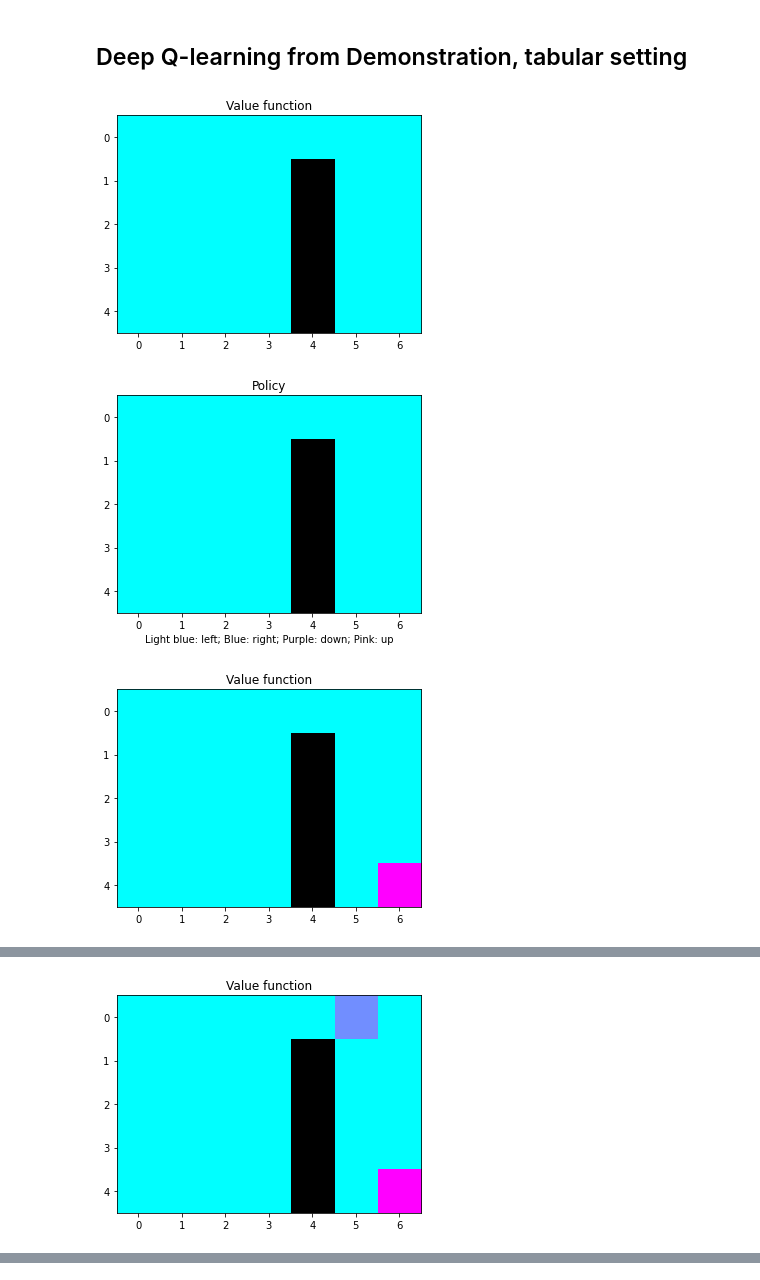
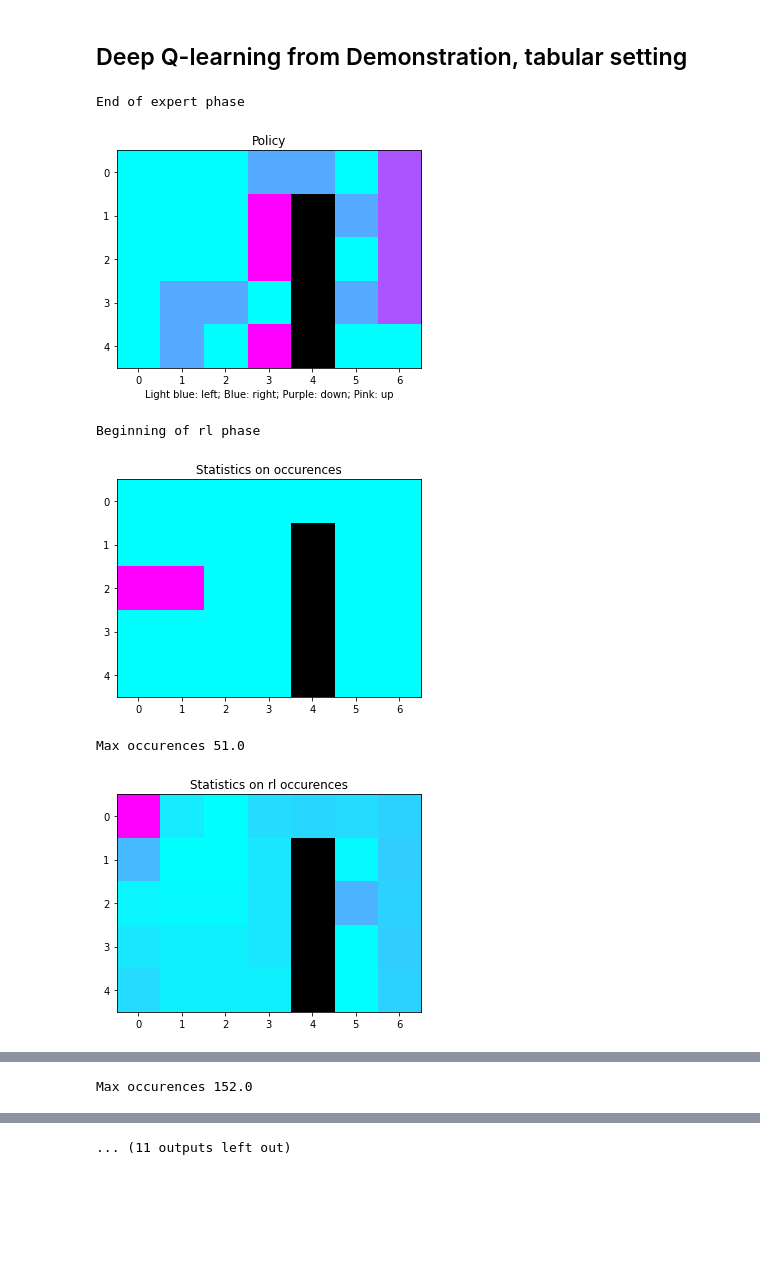
Before and after one commit to theovincent/ReinforcementLearningWithDemonstration, a Jupyter notebook: simulators/grid_world/simulate_algorithms.ipynb, the cells around one changed output, grey strips where cells are left out. Saved outputs shown, nothing was run; the diff lists cells and outputs as text; code cells hidden in the pictures; blank space fills up the shorter version.

```diff
--- a/simulators/grid_world/simulate_algorithms.ipynb
+++ b/simulators/grid_world/simulate_algorithms.ipynb
@@ -31,6 +31,6 @@ env.display_policy(expert_Q)
 [figure]
 # %%
-set_granular_reward(env, expert_policy)
+env = set_granular_reward(env, expert_policy)
 # %% [markdown]
 ## Learninng from limited demonstation
 # %%
@@ -356,33 +411,36 @@ def tabular_DQfD(
 # %%
 # from algorithms.DQfD.tabular import tabular_DQfD
 
-n_expert_trajectories = 4
+n_expert_trajectories = 5
 n_step_td = 2
-n_expert_iterations = 5
-n_rl_iterations = 5
+n_expert_iterations = 25
+n_rl_iterations = 1000
 epsilon_decay_limit = 0.2
 update_target_frequency = 1
 td_loss_weight = 1
 n_td_loss_weight = 1
 expert_weight = 1
 diff_action_from_expert_penalisation = 0.8
-show_args = {"show_policy":True, "show_value_function": True, "show_statistics": False}
+show_args = {"show_policy":True, "show_value_function": False, "show_statistics": True, "display_frequency": 200}
 
-DQfD_Q = tabular_DQfD(
+DQfD_Q, replay_buffer = tabular_DQfD(
     env,
     n_expert_trajectories,
     n_step_td,
     n_expert_iterations,
     n_rl_iterations,
-    epsilon_decay_limit=0.2,
-    update_target_frequency=10,
-    td_loss_weight=1,
-    n_td_loss_weight=1,
-    expert_weight=1,
-    diff_action_from_expert_penalisation=0.8,
+    epsilon_decay_limit=epsilon_decay_limit,
+    update_target_frequency=update_target_frequency,
+    td_loss_weight=td_loss_weight,
+    n_td_loss_weight=n_td_loss_weight,
+    expert_weight=expert_weight,
+    diff_action_from_expert_penalisation=diff_action_from_expert_penalisation,
     **show_args,
 )
 # %% [output]
+End of expert phase
-[figure, old version]
+[figure, new version]
+Beginning of rl phase
-[figure, old version]
+[figure, new version]
+Max occurences 51.0
-[figure, old version]
+[figure, new version]
@@ -390,0 +449 @@ DQfD_Q = tabular_DQfD(
+Max occurences 152.0
@@ -394 +452,0 @@ DQfD_Q = tabular_DQfD(
-[figure, removed]
@@ -395,0 +453 @@ DQfD_Q = tabular_DQfD(
+... (11 outputs left out)
```
Also changed, not shown: parts of 7 cells of this notebook, 2 other files.
